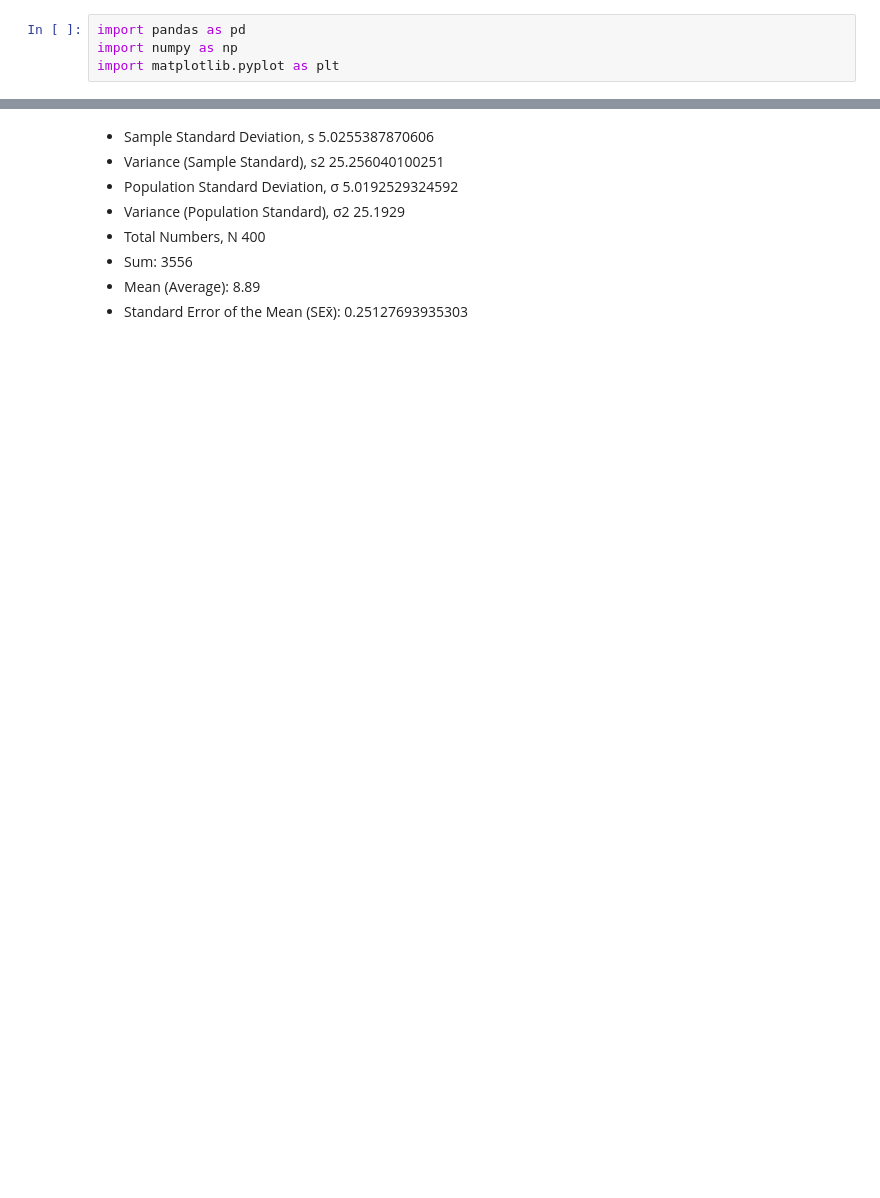
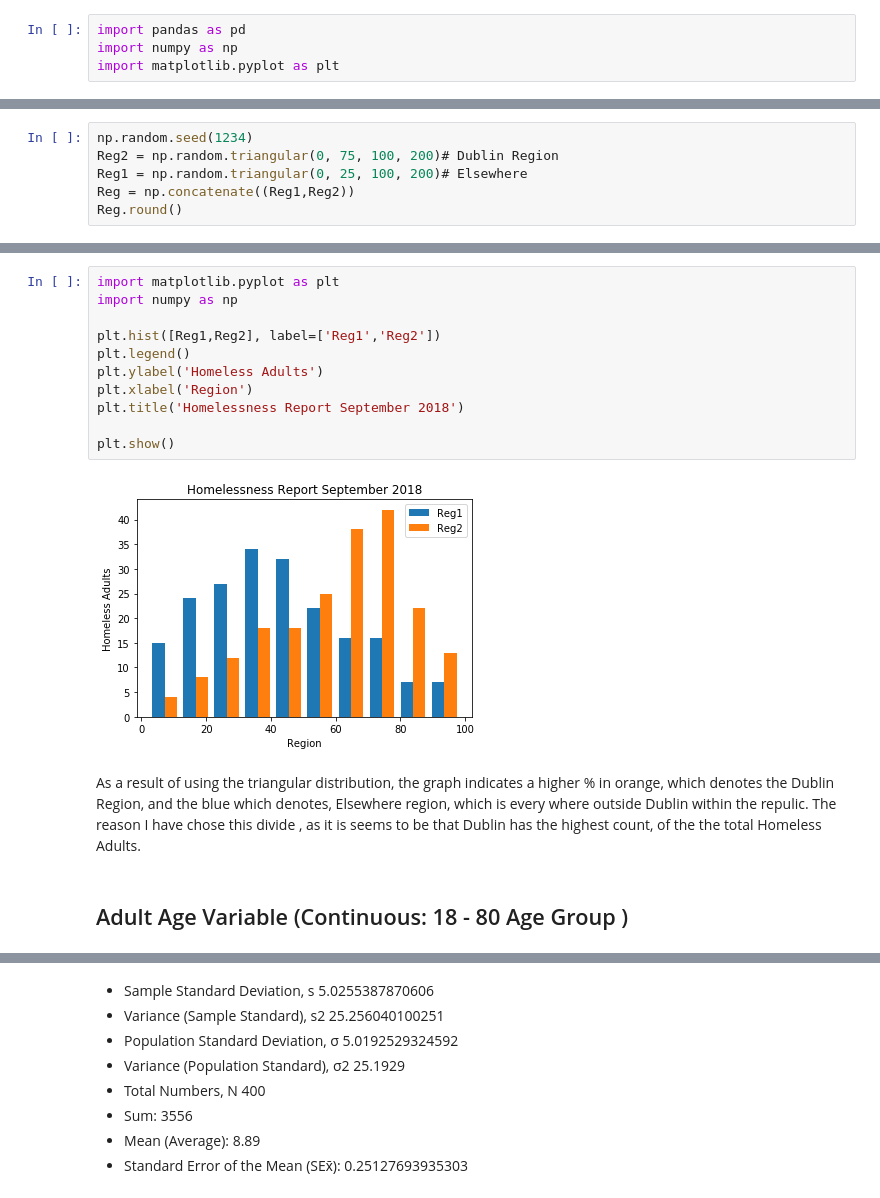
Before and after one commit to MarianneLawless/Programming-DA-Project, a Jupyter notebook: Programming for Data Analysis Project 2018.ipynb, the cells around one changed output, grey strips where cells are left out. Drawn from its saved outputs; the diff is of its cells as text; blank space fills up the shorter version.

```diff
--- a/Programming for Data Analysis Project 2018.ipynb
+++ b/Programming for Data Analysis Project 2018.ipynb
@@ -120,0 +100,6 @@ array([71, 73, 18, 76, 45, 56, 60, 50, 55, 38, 58, 19, 75, 60, 66, 32, 47,
+# %%
+np.random.seed(1234)
+Reg2 = np.random.triangular(0, 75, 100, 200)# Dublin Region
+Reg1 = np.random.triangular(0, 25, 100, 200)# Elsewhere
+Reg = np.concatenate((Reg1,Reg2))
+Reg.round()
@@ -120,0 +124,17 @@ array([71, 73, 18, 76, 45, 56, 60, 50, 55, 38, 58, 19, 75, 60, 66, 32, 47,
+# %%
+import matplotlib.pyplot as plt
+import numpy as np
+
+plt.hist([Reg1,Reg2], label=['Reg1','Reg2'])
+plt.legend()
+plt.ylabel('Homeless Adults')
+plt.xlabel('Region')
+plt.title('Homelessness Report September 2018')
+
+plt.show()
+# %% [output]
+[figure, added]
+# %% [markdown]
+As a result of using the triangular distribution, the graph indicates a higher % in orange, which denotes the Dublin Region, and the blue which denotes, Elsewhere region, which is every where outside Dublin within the repulic. The reason I have chose this divide , as it is seems to be that Dublin has the highest count, of the the total Homeless Adults.
+# %% [markdown]
+## Adult Age Variable (Continuous: 18 - 80 Age Group )
```
Also changed, not shown: parts of 41 cells of this notebook.
